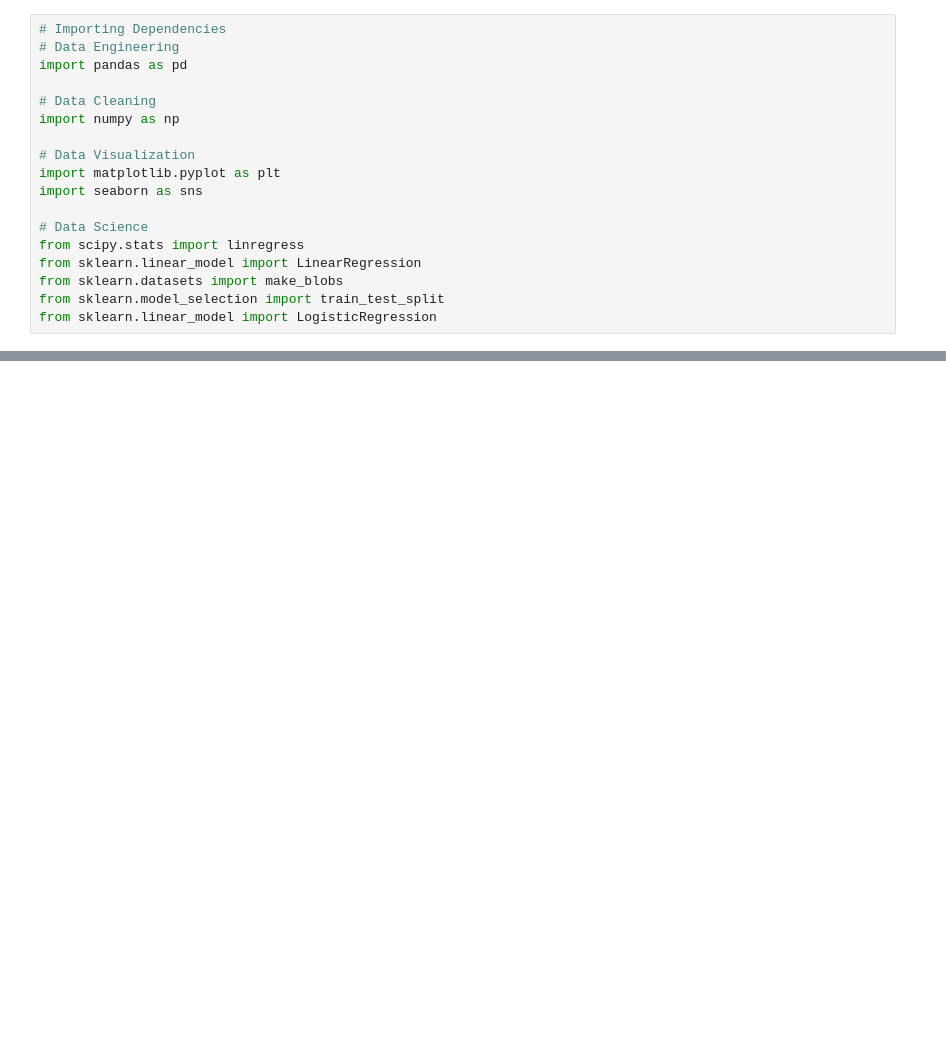
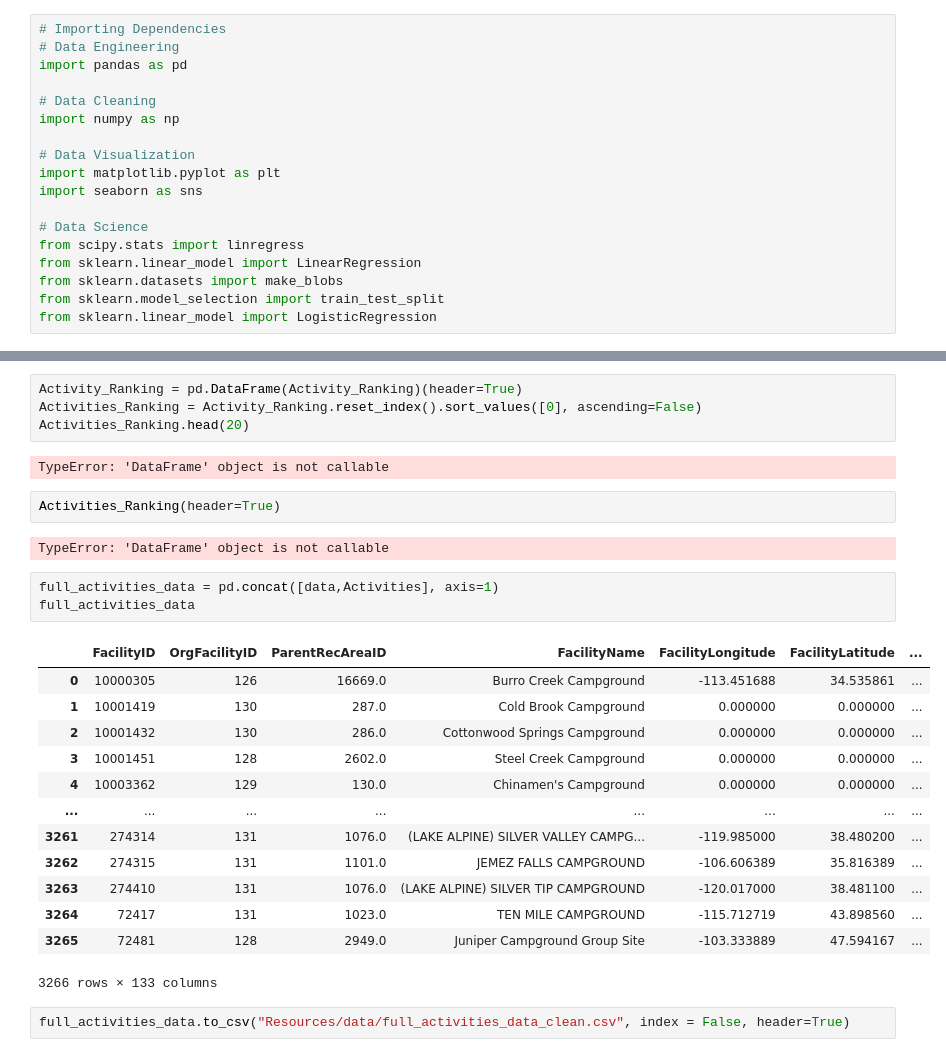
Before and after one commit to newbeadwork/Campground_Analysis_with_Machine_Learning, a Jupyter notebook: Data_Cleaning_File_SD.ipynb, the cells around one changed output, grey strips where cells are left out. Saved outputs shown, nothing was run; the diff lists cells and outputs as text; blank space fills up the shorter version.

```diff
--- a/Data_Cleaning_File_SD.ipynb
+++ b/Data_Cleaning_File_SD.ipynb
@@ -29,0 +70,29 @@ data.head()
+# %%
+Activity_Ranking = pd.DataFrame(Activity_Ranking)(header=True)
+Activities_Ranking = Activity_Ranking.reset_index().sort_values([0], ascending=False)
+Activities_Ranking.head(20)
+# %% [output]
+TypeError: 'DataFrame' object is not callable
+# %%
+Activities_Ranking(header=True)
+# %% [output]
+TypeError: 'DataFrame' object is not callable
+# %%
+full_activities_data = pd.concat([data,Activities], axis=1)
+full_activities_data
+# %% [output]
+|  | FacilityID | OrgFacilityID | ParentRecAreaID | FacilityName | FacilityLongitude | FacilityLatitude | ... |
+| 0 | 10000305 | 126 | 16669.0 | Burro Creek Campground | -113.451688 | 34.535861 | ... |
+| 1 | 10001419 | 130 | 287.0 | Cold Brook Campground | 0.000000 | 0.000000 | ... |
+| 2 | 10001432 | 130 | 286.0 | Cottonwood Springs Campground | 0.000000 | 0.000000 | ... |
+| 3 | 10001451 | 128 | 2602.0 | Steel Creek Campground | 0.000000 | 0.000000 | ... |
+| 4 | 10003362 | 129 | 130.0 | Chinamen's Campground | 0.000000 | 0.000000 | ... |
+| ... | ... | ... | ... | ... | ... | ... | ... |
+| 3261 | 274314 | 131 | 1076.0 | (LAKE ALPINE) SILVER VALLEY CAMPG... | -119.985000 | 38.480200 | ... |
+| 3262 | 274315 | 131 | 1101.0 | JEMEZ FALLS CAMPGROUND | -106.606389 | 35.816389 | ... |
+| 3263 | 274410 | 131 | 1076.0 | (LAKE ALPINE) SILVER TIP CAMPGROUND | -120.017000 | 38.481100 | ... |
+| 3264 | 72417 | 131 | 1023.0 | TEN MILE CAMPGROUND | -115.712719 | 43.898560 | ... |
+| 3265 | 72481 | 128 | 2949.0 | Juniper Campground Group Site | -103.333889 | 47.594167 | ... |
+3266 rows × 133 columns
+# %%
+full_activities_data.to_csv("Resources/data/full_activities_data_clean.csv", index = False, header=True)
```
Also changed, not shown: parts of 5 cells of this notebook, 5 other files.
